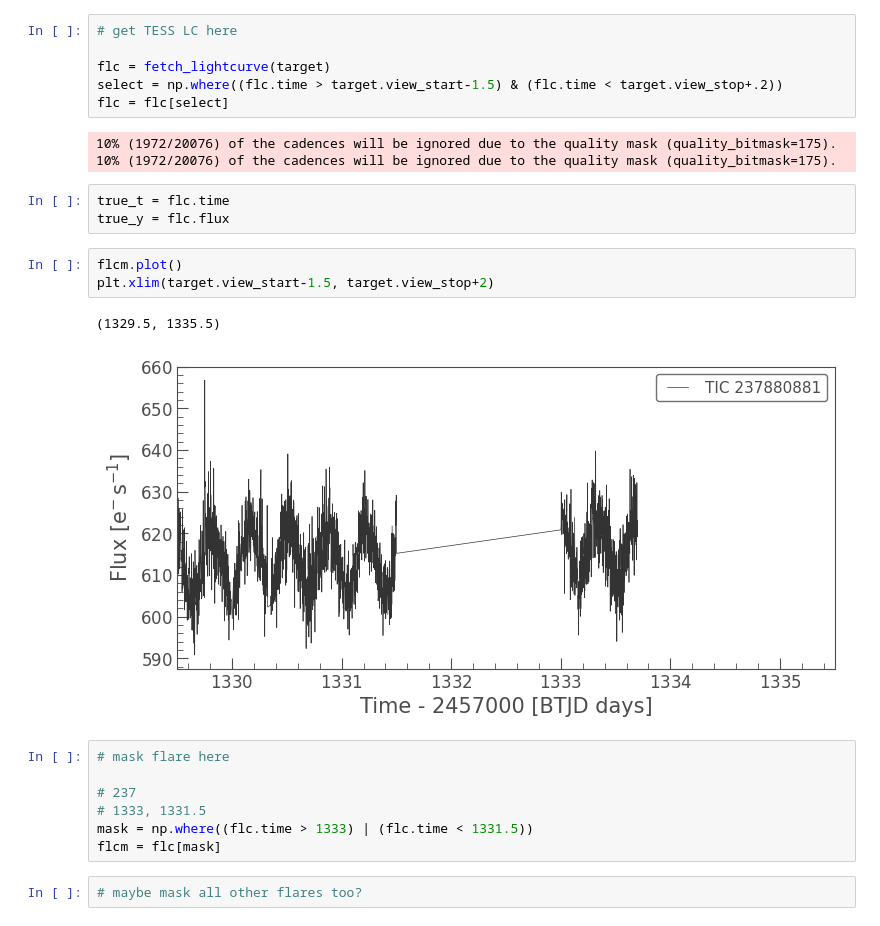
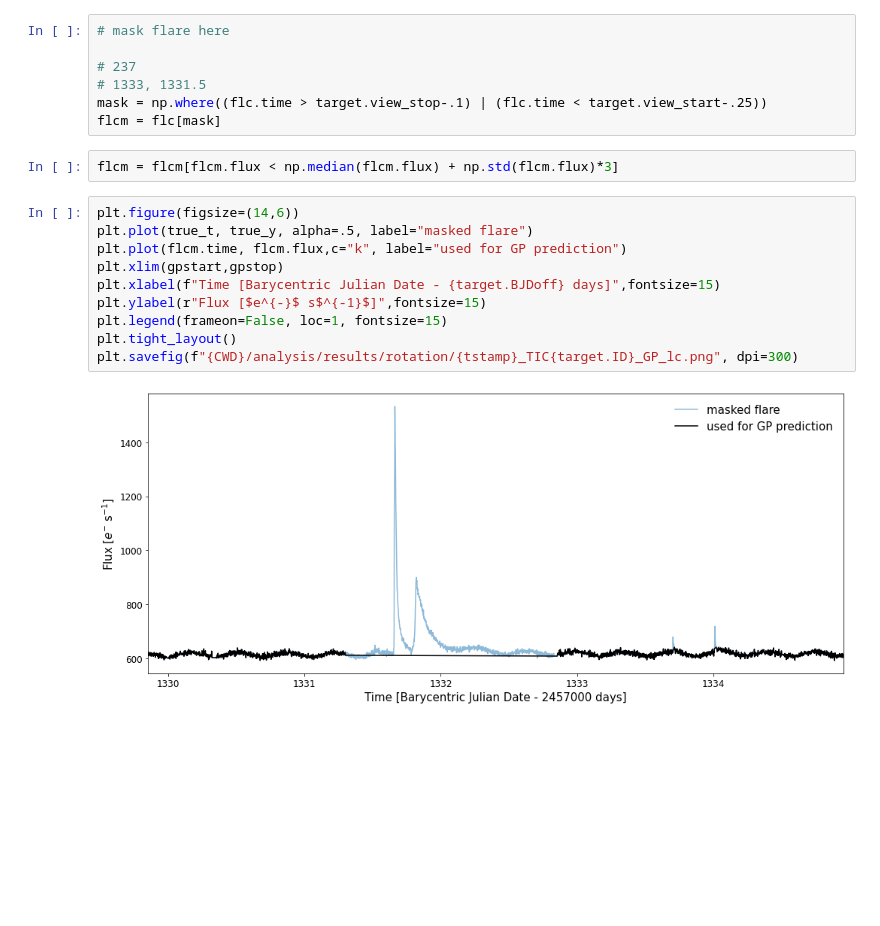
Before and after one commit to ekaterinailin/MalachiteMountains, a Jupyter notebook: analysis/notebooks/NBcolab3_celerite_GP.ipynb, the cells around one changed output. Saved outputs shown, nothing was run; the diff lists cells and outputs as text; blank space fills up the shorter version.

```diff
--- a/analysis/notebooks/NBcolab3_celerite_GP.ipynb
+++ b/analysis/notebooks/NBcolab3_celerite_GP.ipynb
@@ -72,27 +105,21 @@ target = lcs.iloc[2]
 # %%
-# get TESS LC here
+# mask flare here
 
-flc = fetch_lightcurve(target)
-select = np.where((flc.time > target.view_start-1.5) & (flc.time < target.view_stop+.2))
-flc = flc[select]
+# 237
+# 1333, 1331.5
+mask = np.where((flc.time > target.view_stop-.1) | (flc.time < target.view_start-.25))
+flcm = flc[mask]
-# %% [output]
-10% (1972/20076) of the cadences will be ignored due to the quality mask (quality_bitmask=175).
-10% (1972/20076) of the cadences will be ignored due to the quality mask (quality_bitmask=175).
-# %%
-true_t = flc.time
-true_y = flc.flux
-# %%
-flcm.plot()
-plt.xlim(target.view_start-1.5, target.view_stop+2)
-# %% [output]
-(1329.5, 1335.5)
-[figure, removed]
-# %%
-# mask flare here
-
-# 237
-# 1333, 1331.5
-mask = np.where((flc.time > 1333) | (flc.time < 1331.5))
-flcm = flc[mask]
-# %%
-# maybe mask all other flares too?
+# %%
+flcm = flcm[flcm.flux < np.median(flcm.flux) + np.std(flcm.flux)*3]
+# %%
+plt.figure(figsize=(14,6))
+plt.plot(true_t, true_y, alpha=.5, label="masked flare")
+plt.plot(flcm.time, flcm.flux,c="k", label="used for GP prediction")
+plt.xlim(gpstart,gpstop)
+plt.xlabel(f"Time [Barycentric Julian Date - {target.BJDoff} days]",fontsize=15)
+plt.ylabel(r"Flux [$e^{-}$ s$^{-1}$]",fontsize=15)
+plt.legend(frameon=False, loc=1, fontsize=15)
+plt.tight_layout()
+plt.savefig(f"{CWD}/analysis/results/rotation/{tstamp}_TIC{target.ID}_GP_lc.png", dpi=300)
+# %% [output]
+[figure, added]
```
Also changed, not shown: parts of 44 cells of this notebook, 9 other files.
